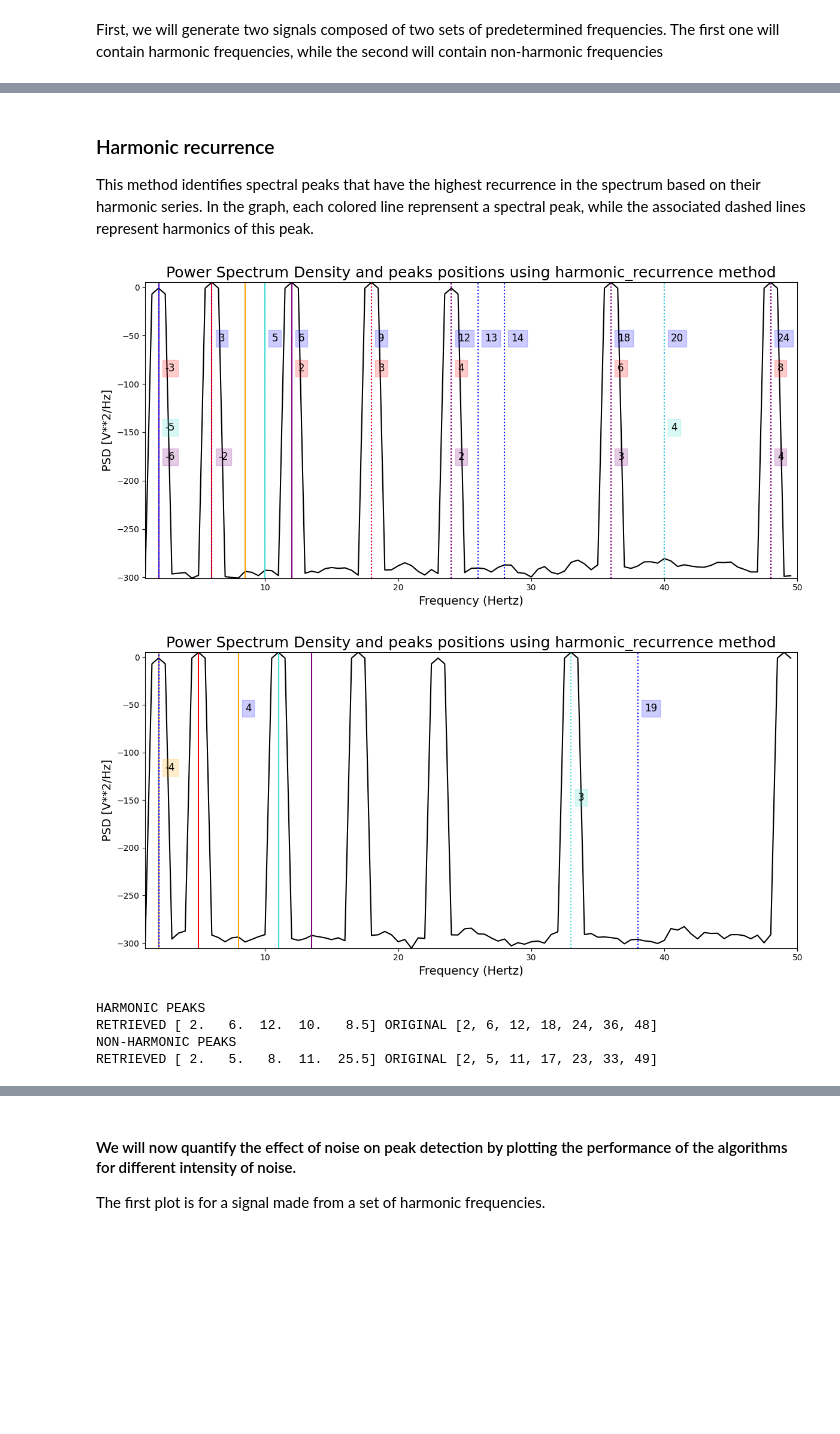
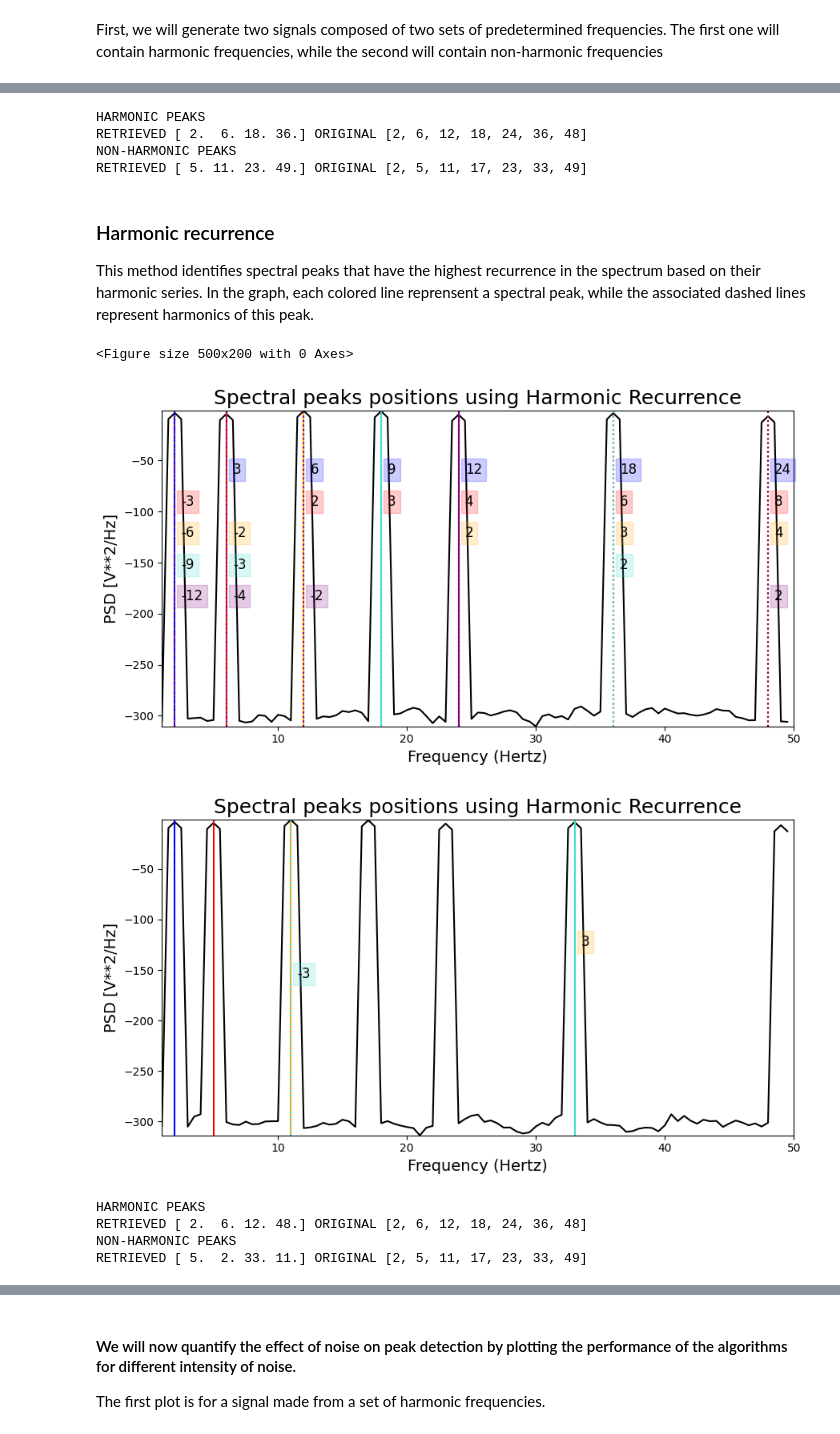
Before and after one commit to sangfrois/biotuner, a Jupyter notebook: docs/examples/peaks_extraction/peaks_extraction.ipynb, the cells around one changed output, grey strips where cells are left out. Saved outputs shown, nothing was run; the diff lists cells and outputs as text; code cells hidden in the pictures; blank space fills up the shorter version.

```diff
--- a/docs/examples/peaks_extraction/peaks_extraction.ipynb
+++ b/docs/examples/peaks_extraction/peaks_extraction.ipynb
@@ -56,30 +171,56 @@ Then, we want to retrieve the generator frequencies using different peaks_functi
+# %%
+# Initialize biotuner object for harmonic signal
+bt_harm = compute_biotuner(sf=sf, peaks_function='EMD', precision=0.5)
+
+# Extract spectral peaks
+bt_harm.peaks_extraction(signal_harm, min_freq=1, max_freq=50, nIMFs=3, prominence=10, rel_height=1, keep_first_IMF=True,
+                         )
+
+# Initialize biotuner object for non-harmonic signal
+bt_noharm = compute_biotuner(sf=sf, peaks_function='EMD', precision=0.5)
+
+# Extract spectral peaks
+bt_noharm.peaks_extraction(signal_noharm, min_freq=1, max_freq=50, nIMFs=3, prominence=10, rel_height=1, keep_first_IMF=True,
+                           )
+
+# Compare results
+print('HARMONIC PEAKS', '\nRETRIEVED', bt_harm.peaks, 'ORIGINAL', freqs_harm)
+print('NON-HARMONIC PEAKS', '\nRETRIEVED', bt_noharm.peaks, 'ORIGINAL', freqs_noharm)
+# %% [output]
+HARMONIC PEAKS
+RETRIEVED [ 2.  6. 18. 36.] ORIGINAL [2, 6, 12, 18, 24, 36, 48]
+NON-HARMONIC PEAKS
+RETRIEVED [ 5. 11. 23. 49.] ORIGINAL [2, 5, 11, 17, 23, 33, 49]
 # %% [markdown]
 ### Harmonic recurrence
 
 This method identifies spectral peaks that have the highest recurrence in the spectrum based on their harmonic series.
 In the graph, each colored line reprensent a spectral peak, while the associated dashed lines represent harmonics of this peak.
 # %%
-from biotuner.biotuner_object import compute_biotuner
-
 # Initialize biotuner object for harmonic signal
 bt_harm = compute_biotuner(sf=sf, peaks_function = 'harmonic_recurrence', precision = 0.5)
 
+#set figzise
+plt.figure(figsize=(5, 2))
 # Extract spectral peaks
-bt_harm.peaks_extraction(signal_harm, min_freq=1, max_freq=50, min_harms=2, harm_limit=1000, graph=True)
+bt_harm.peaks_extraction(signal_harm, min_freq=1, max_freq=50, min_harms=2, harm_limit=1000, graph=True,
+                         prominence=15, rel_height=1, n_peaks=4)
 
 # Initialize biotuner object for non-harmonic signal
 bt_noharm = compute_biotuner(sf=sf, peaks_function='harmonic_recurrence', precision=0.5)
 
 # Extract spectral peaks
-bt_noharm.peaks_extraction(signal_noharm, min_freq=1, max_freq=50, min_harms=2, harm_limit=1000, graph=True)
+bt_noharm.peaks_extraction(signal_noharm, min_freq=1, max_freq=50, min_harms=2, harm_limit=1000, graph=True,
+                           prominence=15, rel_height=1, n_peaks=4)
 
 # Compare results
 print('HARMONIC PEAKS', '\nRETRIEVED', bt_harm.peaks, 'ORIGINAL', freqs_harm)
 print('NON-HARMONIC PEAKS', '\nRETRIEVED', bt_noharm.peaks, 'ORIGINAL', freqs_noharm)
 # %% [output]
+<Figure size 500x200 with 0 Axes>
-[figure, old version]
+[figure, new version]
-[figure, old version]
+[figure, new version]
-HARMONIC PEAKS
-RETRIEVED [ 2.   6.  12.  10.   8.5] ORIGINAL [2, 6, 12, 18, 24, 36, 48]
-NON-HARMONIC PEAKS
-RETRIEVED [ 2.   5.   8.  11.  25.5] ORIGINAL [2, 5, 11, 17, 23, 33, 49]
+HARMONIC PEAKS
+RETRIEVED [ 2.  6. 12. 48.] ORIGINAL [2, 6, 12, 18, 24, 36, 48]
+NON-HARMONIC PEAKS
+RETRIEVED [ 5.  2. 33. 11.] ORIGINAL [2, 5, 11, 17, 23, 33, 49]
```
Also changed, not shown: parts of 27 cells of this notebook, 20 other files.
